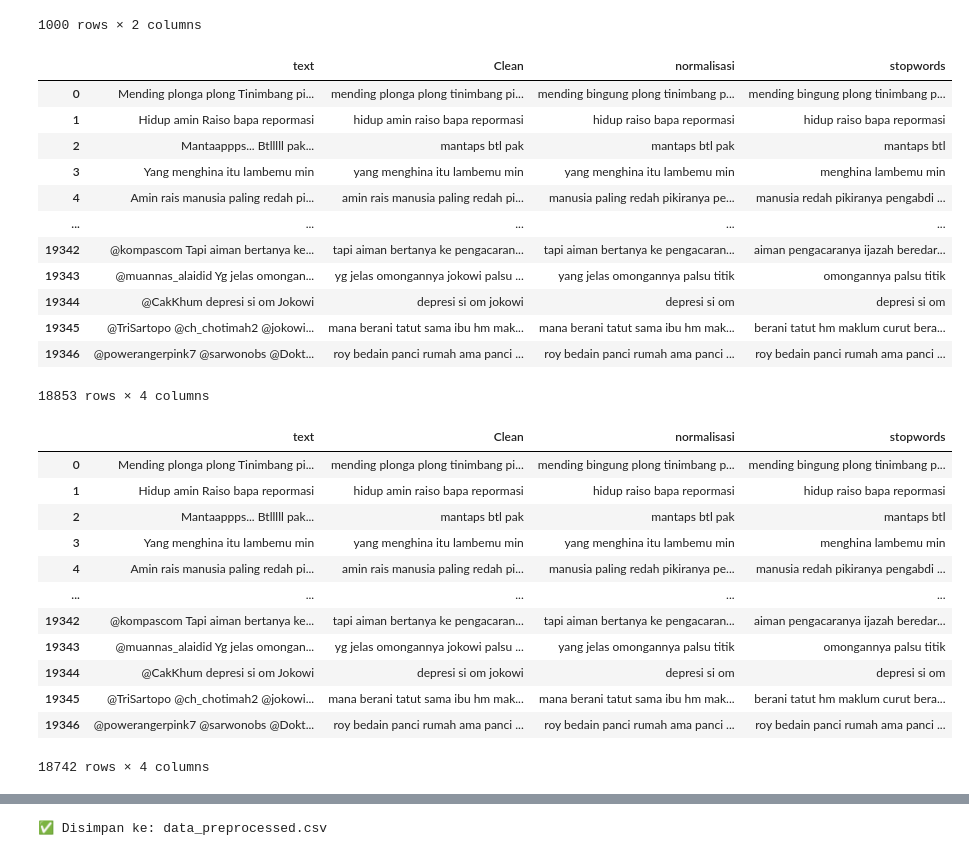
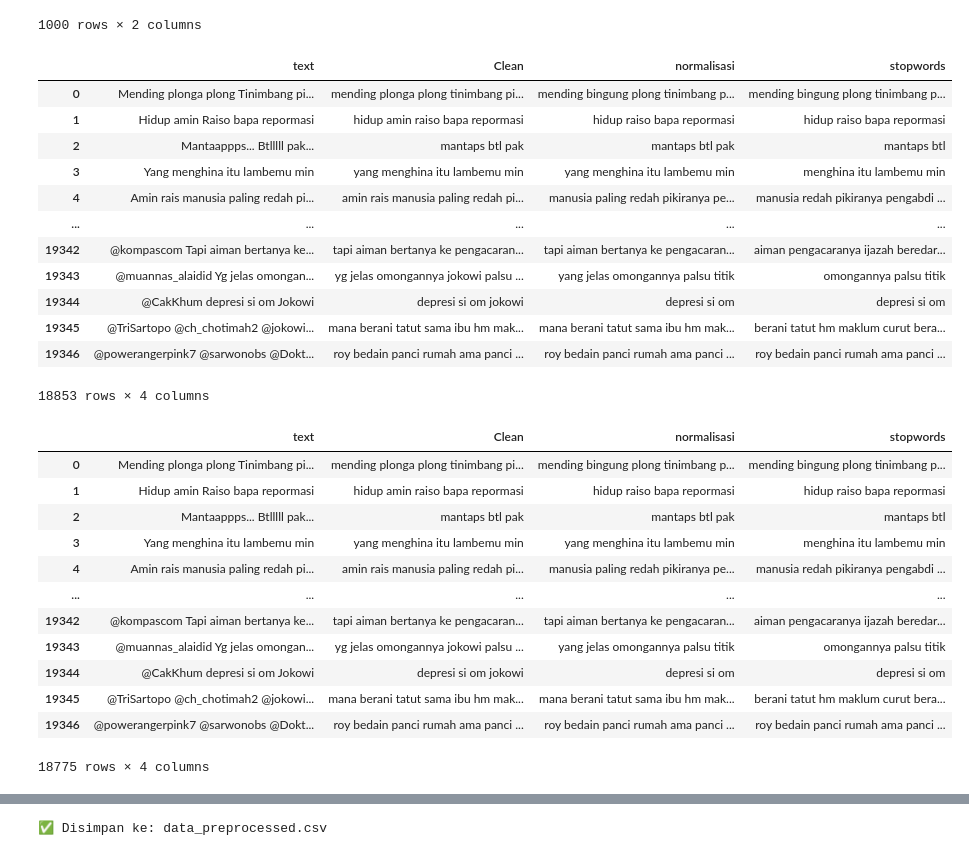
Before and after one commit to SendShieldLaskarAI/SendShield-Machine-Learning, a Jupyter notebook: preprocessing/preprocessing1.ipynb, the cells around one changed output, grey strips where cells are left out. Saved outputs shown, nothing was run; the diff lists cells and outputs as text; code cells hidden in the pictures.

```diff
--- a/preprocessing/preprocessing1.ipynb
+++ b/preprocessing/preprocessing1.ipynb
@@ -291,19 +291,22 @@ temp
 | 999 | ttp | 25 |
 1000 rows × 2 columns
 # %%
-stop_words_id = set(stopwords.words('indonesian'))
-def remove_stopwords(text):
+nltk_stopwords = set(stopwords.words('indonesian'))
+kata_penting = {"kamu", "dia", "aku", "ini", "itu", "sangat", "sekali", "sih", "banget"}
+custom_stopwords = nltk_stopwords - kata_penting
+
+def remove_stopwords_cyberbullying(text):
     words = text.split()
-    filtered_words = [word for word in words if word not in stop_words_id]
+    filtered_words = [word for word in words if word not in custom_stopwords]
     return ' '.join(filtered_words)
-data['stopwords'] = data['normalisasi'].apply(remove_stopwords)
+data['stopwords'] = data['normalisasi'].apply(remove_stopwords_cyberbullying)
 data
 # %% [output]
 |  | text | Clean | normalisasi | stopwords |
 | 0 | Mending plonga plong Tinimbang pi... | mending plonga plong tinimbang pi... | mending bingung plong tinimbang p... | mending bingung plong tinimbang p... |
 | 1 | Hidup amin Raiso bapa repormasi | hidup amin raiso bapa repormasi | hidup raiso bapa repormasi | hidup raiso bapa repormasi |
 | 2 | Mantaappps... Btlllll pak... | mantaps btl pak | mantaps btl pak | mantaps btl |
-| 3 | Yang menghina itu lambemu min | yang menghina itu lambemu min | yang menghina itu lambemu min | menghina lambemu min |
+| 3 | Yang menghina itu lambemu min | yang menghina itu lambemu min | yang menghina itu lambemu min | menghina itu lambemu min |
 | 4 | Amin rais manusia paling redah pi... | amin rais manusia paling redah pi... | manusia paling redah pikiranya pe... | manusia redah pikiranya pengabdi ... |
 | ... | ... | ... | ... | ... |
 | 19342 | @kompascom Tapi aiman bertanya ke... | tapi aiman bertanya ke pengacaran... | tapi aiman bertanya ke pengacaran... | aiman pengacaranya ijazah beredar... |
@@ -320,7 +323,7 @@ data
 | 0 | Mending plonga plong Tinimbang pi... | mending plonga plong tinimbang pi... | mending bingung plong tinimbang p... | mending bingung plong tinimbang p... |
 | 1 | Hidup amin Raiso bapa repormasi | hidup amin raiso bapa repormasi | hidup raiso bapa repormasi | hidup raiso bapa repormasi |
 | 2 | Mantaappps... Btlllll pak... | mantaps btl pak | mantaps btl pak | mantaps btl |
-| 3 | Yang menghina itu lambemu min | yang menghina itu lambemu min | yang menghina itu lambemu min | menghina lambemu min |
+| 3 | Yang menghina itu lambemu min | yang menghina itu lambemu min | yang menghina itu lambemu min | menghina itu lambemu min |
 | 4 | Amin rais manusia paling redah pi... | amin rais manusia paling redah pi... | manusia paling redah pikiranya pe... | manusia redah pikiranya pengabdi ... |
 | ... | ... | ... | ... | ... |
 | 19342 | @kompascom Tapi aiman bertanya ke... | tapi aiman bertanya ke pengacaran... | tapi aiman bertanya ke pengacaran... | aiman pengacaranya ijazah beredar... |
@@ -328,7 +331,7 @@ data
 | 19344 | @CakKhum depresi si om Jokowi | depresi si om jokowi | depresi si om | depresi si om |
 | 19345 | @TriSartopo @ch_chotimah2 @jokowi... | mana berani tatut sama ibu hm mak... | mana berani tatut sama ibu hm mak... | berani tatut hm maklum curut bera... |
 | 19346 | @powerangerpink7 @sarwonobs @Dokt... | roy bedain panci rumah ama panci ... | roy bedain panci rumah ama panci ... | roy bedain panci rumah ama panci ... |
-18742 rows × 4 columns
+18775 rows × 4 columns
 # %%
 factory = StemmerFactory()
 stemmer = factory.create_stemmer()
```
Also changed, not shown: parts of 1 cell of this notebook.
